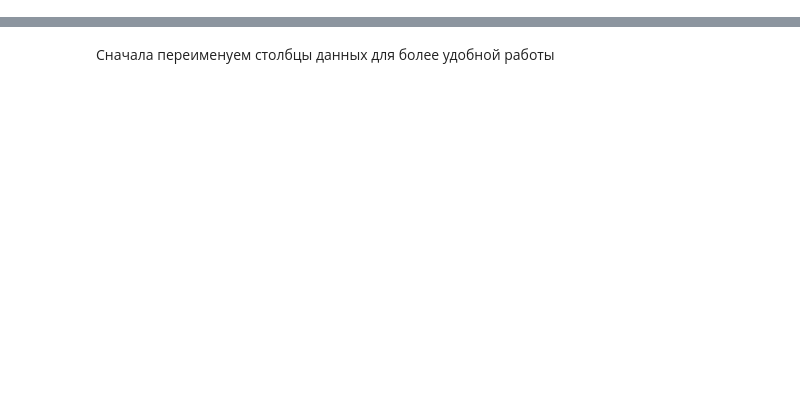
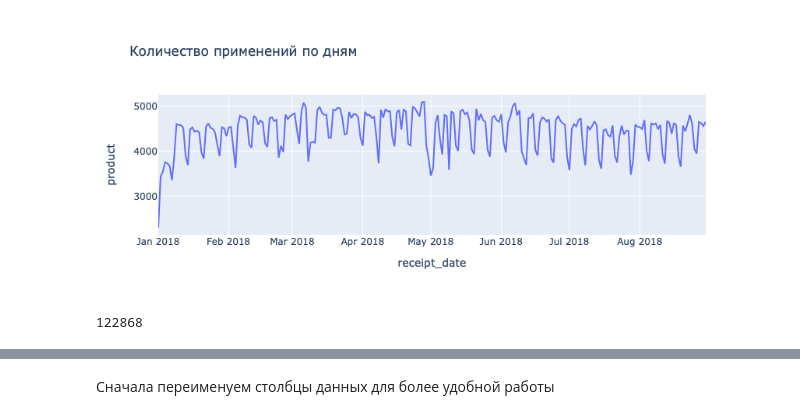
Before and after one commit to maybeflex/coursework_ds, a Jupyter notebook: data_research.ipynb, the cells around one changed output, grey strips where cells are left out. Saved outputs shown, nothing was run; the diff lists cells and outputs as text; code cells hidden in the pictures; blank space fills up the shorter version.

```diff
--- a/data_research.ipynb
+++ b/data_research.ipynb
@@ -33,0 +78,12 @@ data.head()
+# %%
+px.line(
+    data.groupby("receipt_date")["product"].nunique(),
+    title="Количество применений по дням",
+    y="product",
+)
+# %% [output]
+[figure, added]
+# %%
+data_relevant.card_num.nunique()
+# %% [output]
+122868
```
Also changed, not shown: parts of 38 cells of this notebook, 1 other file.
